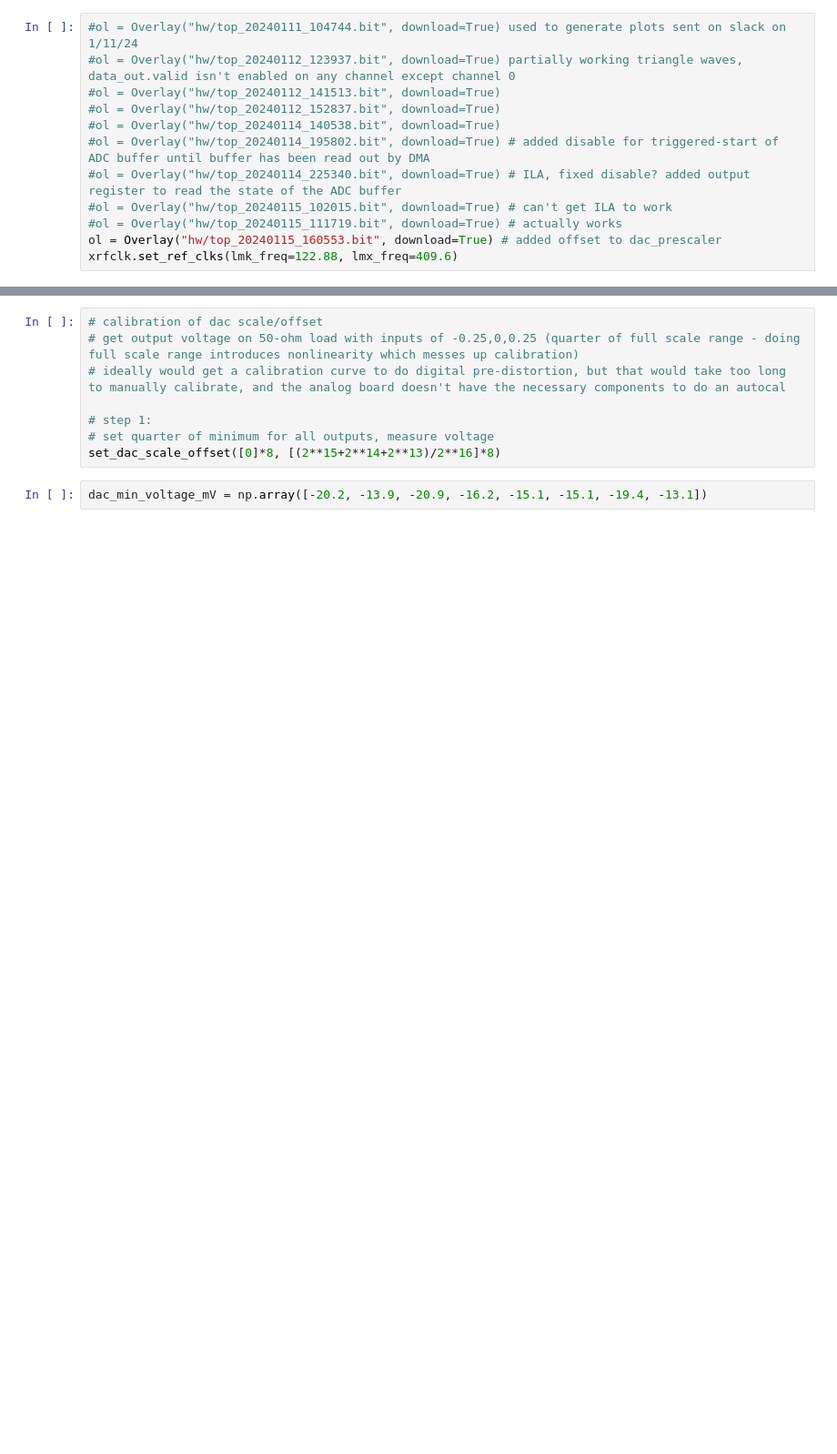
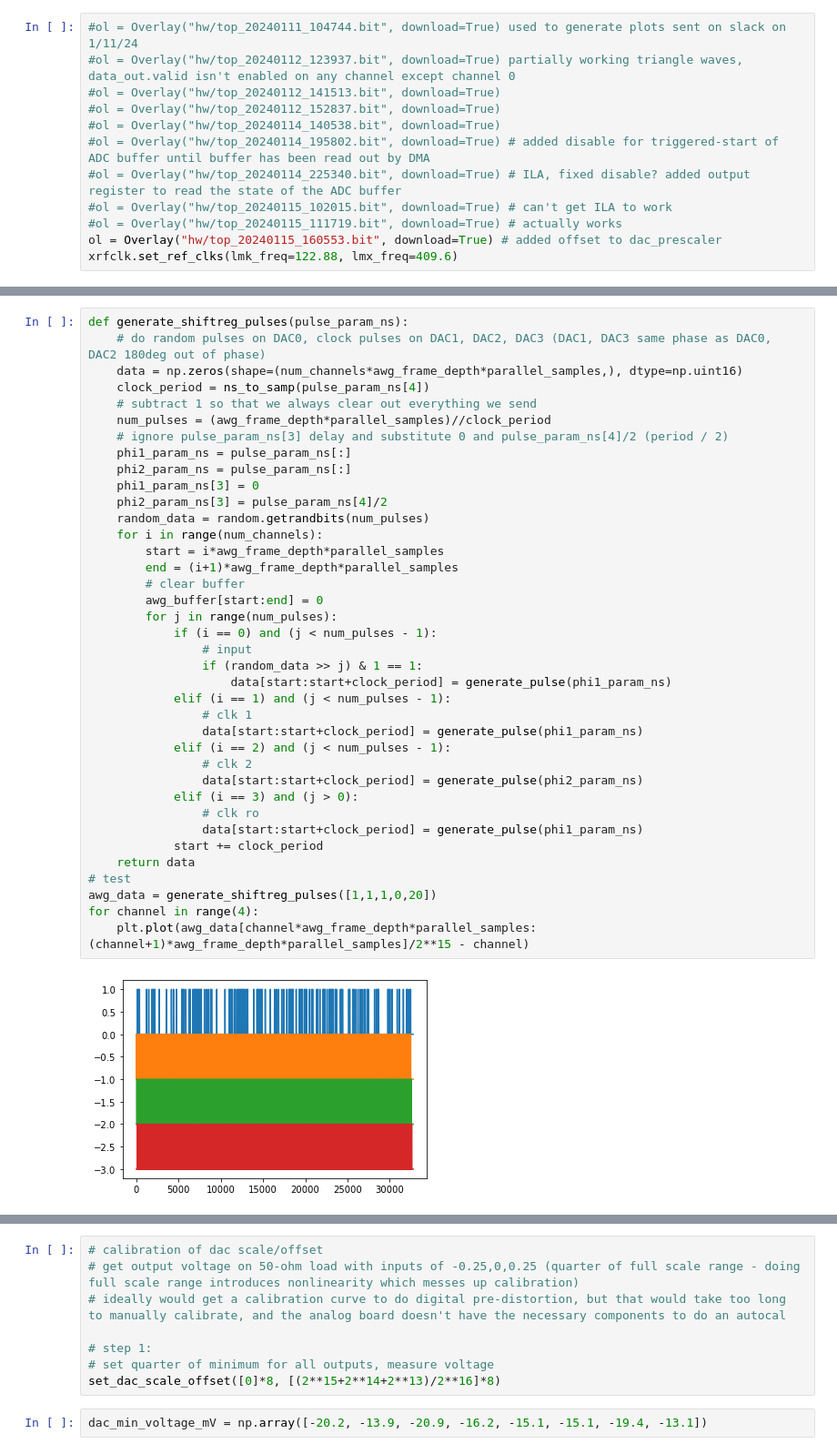
Before and after one commit to qnngroup/rfsoc_daq, a Jupyter notebook: pynq/rfsoc_daq.ipynb, the cells around one changed output, grey strips where cells are left out. Shown at 91% size. Cells and saved outputs as stored; diff of their text form; blank space fills up the shorter version.

```diff
--- a/pynq/rfsoc_daq.ipynb
+++ b/pynq/rfsoc_daq.ipynb
@@ -313,0 +558,40 @@ def parse_adc_data(num_active_channels):
+# %%
+def generate_shiftreg_pulses(pulse_param_ns):
+    # do random pulses on DAC0, clock pulses on DAC1, DAC2, DAC3 (DAC1, DAC3 same phase as DAC0, DAC2 180deg out of phase)
+    data = np.zeros(shape=(num_channels*awg_frame_depth*parallel_samples,), dtype=np.uint16)
+    clock_period = ns_to_samp(pulse_param_ns[4])
+    # subtract 1 so that we always clear out everything we send
+    num_pulses = (awg_frame_depth*parallel_samples)//clock_period
+    # ignore pulse_param_ns[3] delay and substitute 0 and pulse_param_ns[4]/2 (period / 2)
+    phi1_param_ns = pulse_param_ns[:]
+    phi2_param_ns = pulse_param_ns[:]
+    phi1_param_ns[3] = 0
+    phi2_param_ns[3] = pulse_param_ns[4]/2
+    random_data = random.getrandbits(num_pulses)
+    for i in range(num_channels):
+        start = i*awg_frame_depth*parallel_samples
+        end = (i+1)*awg_frame_depth*parallel_samples
+        # clear buffer
+        awg_buffer[start:end] = 0
+        for j in range(num_pulses):
+            if (i == 0) and (j < num_pulses - 1):
+                # input
+                if (random_data >> j) & 1 == 1:
+                    data[start:start+clock_period] = generate_pulse(phi1_param_ns)
+            elif (i == 1) and (j < num_pulses - 1):
+                # clk 1
+                data[start:start+clock_period] = generate_pulse(phi1_param_ns)
+            elif (i == 2) and (j < num_pulses - 1):
+                # clk 2
+                data[start:start+clock_period] = generate_pulse(phi2_param_ns)
+            elif (i == 3) and (j > 0):
+                # clk ro
+                data[start:start+clock_period] = generate_pulse(phi1_param_ns)
+            start += clock_period
+    return data
+# test
+awg_data = generate_shiftreg_pulses([1,1,1,0,20])
+for channel in range(4):
+    plt.plot(awg_data[channel*awg_frame_depth*parallel_samples:(channel+1)*awg_frame_depth*parallel_samples]/2**15 - channel)
+# %% [output]
+[figure, added]
```
Also changed, not shown: parts of 45 cells of this notebook.
